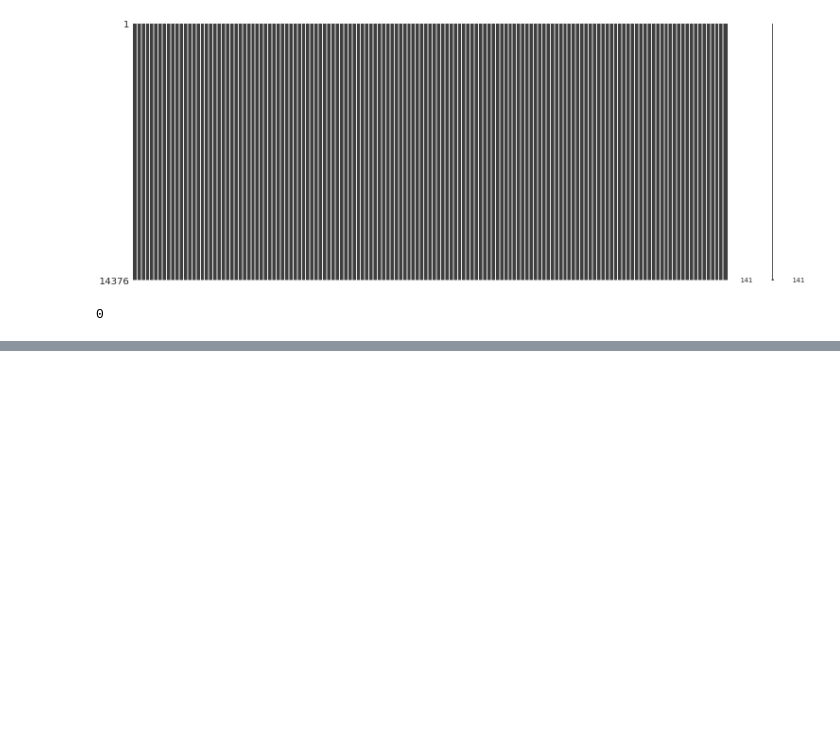
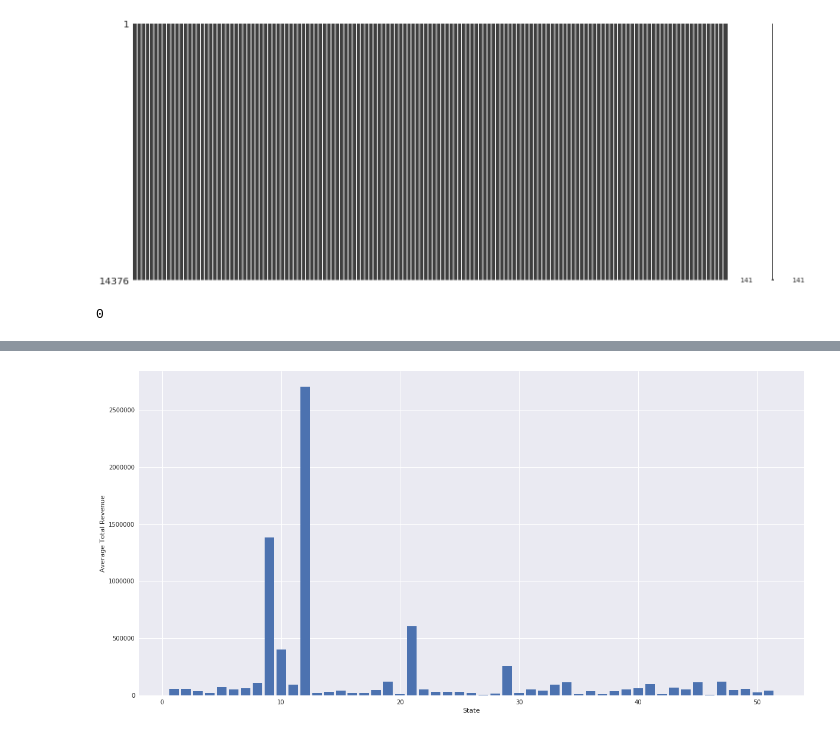
Before and after one commit to JustinMi/dsd-proj-1, a Jupyter notebook: proj1.ipynb, the cells around one changed output, grey strips where cells are left out. Saved outputs shown, nothing was run; the diff lists cells and outputs as text; code cells hidden in the pictures; blank space fills up the shorter version.

```diff
--- a/proj1.ipynb
+++ b/proj1.ipynb
@@ -169,0 +207,33 @@ for i in range(len(keys)):
+# %%
+def avgtotrev_by_state(dataframe):
+    entriesperstate = defaultdict(lambda:0)
+    statevtotrev = defaultdict(lambda:0)
+    for index, row in dataframe.iterrows():
+        entriesperstate[row.STATE] += 1
+        statevtotrev[row.STATE] += row.TOTALREV
+    for state in statevtotrev.keys():
+        statevtotrev[state] = statevtotrev[state] / entriesperstate[state]
+    sortbystate = sorted(statevtotrev.items())
+    return sortbystate
+
+
+def avgtotexp_by_state(dataframe):
+    entriesperstate = defaultdict(lambda:0)
+    statevtotexp = defaultdict(lambda:0)
+    for index, row in dataframe.iterrows():
+        entriesperstate[row.STATE] += 1
+        statevtotexp[row.STATE] += row.TOTALEXP
+    for state in statevtotexp.keys():
+        statevtotexp[state] = statevtotexp[state] / entriesperstate[state]
+    sortbystate = sorted(statevtotexp.items())
+    return sortbystate
+# %%
+state3, avgtotrev = zip(*avgtotrev_by_state(schools))
+
+plt.figure(figsize = (20, 10))
+plt.xlabel('State')
+plt.ylabel('Average Total Revenue')
+plt.bar(state3, avgtotrev)
+plt.show()
+# %% [output]
+[figure, added]
```
Also changed, not shown: parts of 5 cells of this notebook, 1 other file.
